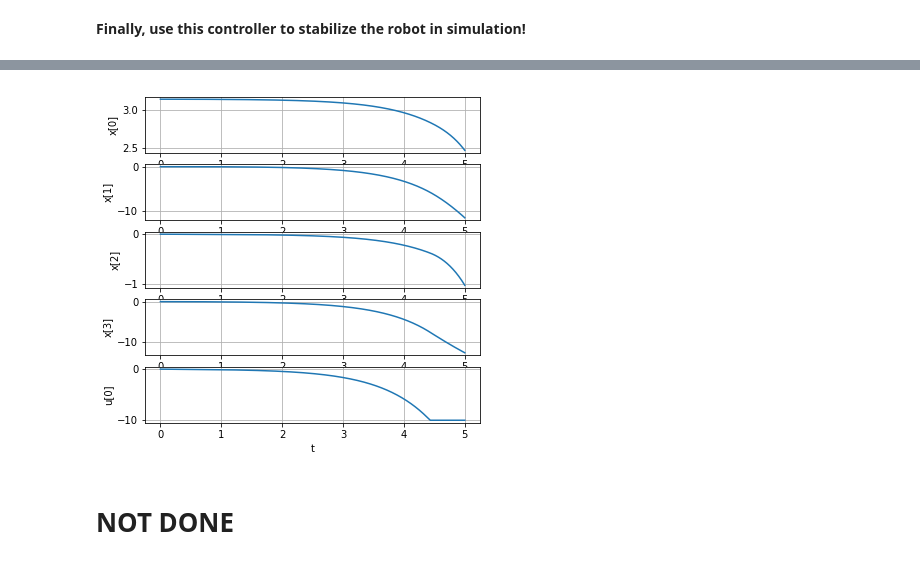
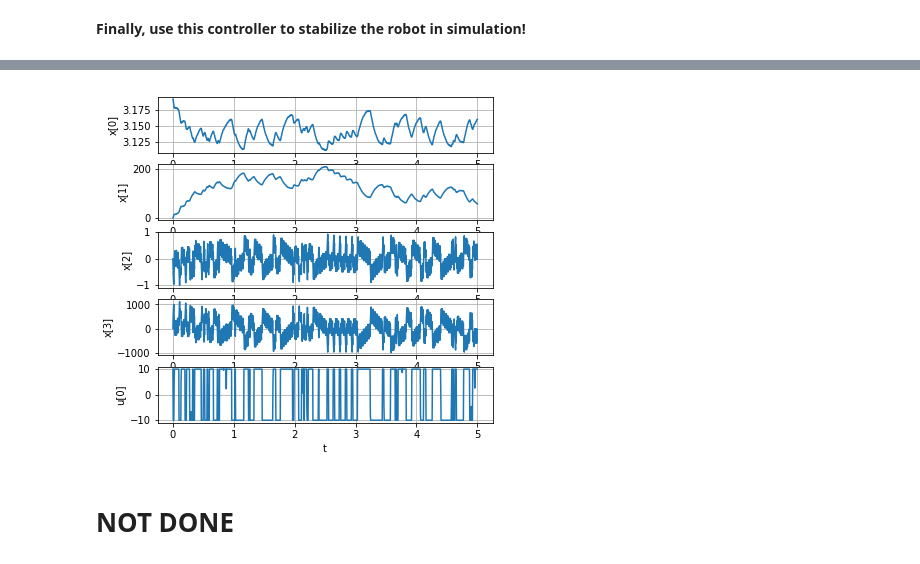
Before and after one commit to nouyang/Underactuated-Final-Proj, a Jupyter notebook: Simulation/LQR only.ipynb, the cells around one changed output, grey strips where cells are left out. Saved outputs shown, nothing was run; the diff lists cells and outputs as text; code cells hidden in the pictures.

```diff
--- a/Simulation/LQR only.ipynb
+++ b/Simulation/LQR only.ipynb
@@ -238,6 +145,7 @@ xf = np.array([math.pi, 0, 0, 0])
 # Units: kg, m, sec
 # Radians
 # THIS IS NOT MEASURED
+'''
 m1 = 1. # Pendulum
 l1 = 1. #
 
@@ -246,6 +154,23 @@ l2 = 2. #
 r = 1.0 #
 
 g = 9.8  # Default 10
+
+'''
+
+m1 = (0.140) + 0.240
+l1 = 0.21
+m2 = 0.138
+l2 = 2 * l1
+r = 0.0572/2
+
+
+const = 1
+m1 = const * m1
+l1 = const * l1
+m2 = const * m2
+l2 = const * l2
+r = const * r
+
 
 input_max = 10 #
 pendulum_plant = InertialWheelPendulum(
@@ -490,37 +415,37 @@ def lqr_controller(x):
 duration = 5.
 
 ########################### START STATE
-#x0 = [3.192,0.0,0.0,0.0]
-x0 = [3.14,0.0,0.0,0.0]
+x0 = [3.192,0.0,0.0,0.0]
+#x0 = [3.14,0.0,0.0,0.0]
 #x0 = [3, 0.0, 0.0, 5.0]
 input_log, state_log = \
     RunSimulation(pendulum_plant,
               lqr_controller,
               x0=x0,
               duration=duration)
 
 
 # Visualize state and input traces
 fig = plt.figure().set_size_inches(6, 6)
 for i in range(4):
     plt.subplot(5, 1, i+1)
     plt.plot(state_log.sample_times(), state_log.data()[i, :])
     plt.grid(True)
     plt.ylabel("x[%d]" % i)
 plt.subplot(5, 1, 5)
 plt.plot(input_log.sample_times(), input_log.data()[0, :])
 plt.ylabel("u[0]")
 plt.xlabel("t")
 plt.grid(True)
 
 # Visualize the simulation
 viz = InertialWheelPendulumVisualizer(pendulum_plant)
 ani = viz.animate(input_log, state_log, 30, repeat=True)
 plt.close(viz.fig)
 HTML(ani.to_html5_video())
 # %% [output]
 [interactive output not drawn]
-[figure, old version]
+[figure, new version]
 # %% [markdown]
 # NOT DONE
 # %%
```
Also changed, not shown: parts of 5 cells of this notebook, 9 other files.
